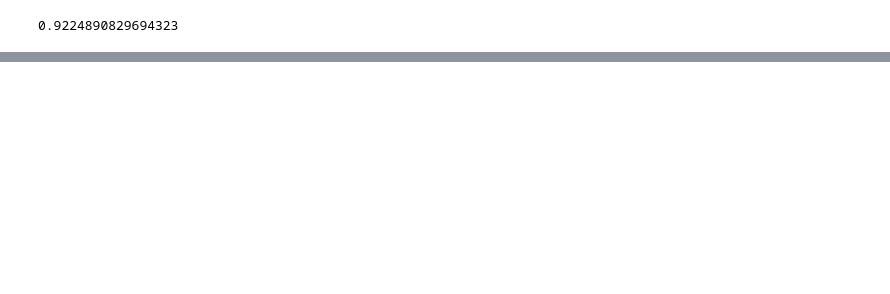
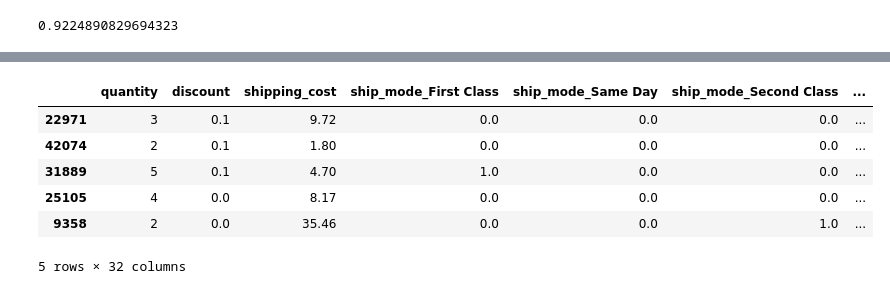
Before and after one commit to GaboRenovation/Bootcamp_final, a Jupyter notebook: Superstore_ML_Model.ipynb, the cells around one changed output, grey strips where cells are left out. Saved outputs shown, nothing was run; the diff lists cells and outputs as text; code cells hidden in the pictures; blank space fills up the shorter version.

```diff
--- a/Superstore_ML_Model.ipynb
+++ b/Superstore_ML_Model.ipynb
@@ -373,0 +413,24 @@ weighted avg       0.92      0.92      0.92     12824
+# %%
+# Drop unnecesary columns
+superstore_ML_GD=superstore_df.drop(columns=['row_id',
+                                              'order_id',
+                                              'profit_classification',
+                                                 'profit',
+                                                 'week_day',
+                                                 'Month_number',
+                                                 'market',
+                                             'order_date',
+                                             'ship_date',
+                                             'customer_id',
+                                             'customer_name',
+                                             'city',
+                                             'state',
+                                             'postal_code',
+                                             'product_id',
+                                             'person',
+                                             'country',
+                                             'product_name',
+                                             'sub_category',
+                                             'sales'
+                                              ])
+superstore_ML_GD.head()
@@ -373,0 +444,3 @@ weighted avg       0.92      0.92      0.92     12824
+# %%
+superstore_categories = superstore_ML_GD.dtypes[superstore_ML_GD.dtypes == "object"].index.tolist()
+superstore_categories
@@ -373,0 +449,10 @@ weighted avg       0.92      0.92      0.92     12824
+# %%
+# Create a OneHotEncoder instance
+enc = OneHotEncoder(sparse=False)
+
+# Fit and transform the OneHotEncoder using the categorical variable list
+encode_df = pd.DataFrame(enc.fit_transform(superstore_ML_GD[superstore_categories]))
+
+# Add the encoded variable names to the dataframe
+encode_df.columns = enc.get_feature_names(superstore_categories)
+encode_df.head()
@@ -373,0 +467,13 @@ weighted avg       0.92      0.92      0.92     12824
+# %%
+# Merge one-hot encoded features and drop the originals
+superstore_ML_GD = superstore_ML_GD.merge(encode_df,left_index=True, right_index=True)
+superstore_ML_GD = superstore_ML_GD.drop(superstore_categories,1)
+superstore_ML_GD.head()
+# %% [output]
+|  | quantity | discount | shipping_cost | ship_mode_First Class | ship_mode_Same Day | ship_mode_Second Class | ... |
+| 22971 | 3 | 0.1 | 9.72 | 0.0 | 0.0 | 0.0 | ... |
+| 42074 | 2 | 0.1 | 1.80 | 0.0 | 0.0 | 0.0 | ... |
+| 31889 | 5 | 0.1 | 4.70 | 1.0 | 0.0 | 0.0 | ... |
+| 25105 | 4 | 0.0 | 8.17 | 0.0 | 0.0 | 0.0 | ... |
+| 9358 | 2 | 0.0 | 35.46 | 0.0 | 0.0 | 1.0 | ... |
+5 rows × 32 columns
```
Also changed, not shown: parts of 40 cells of this notebook.
